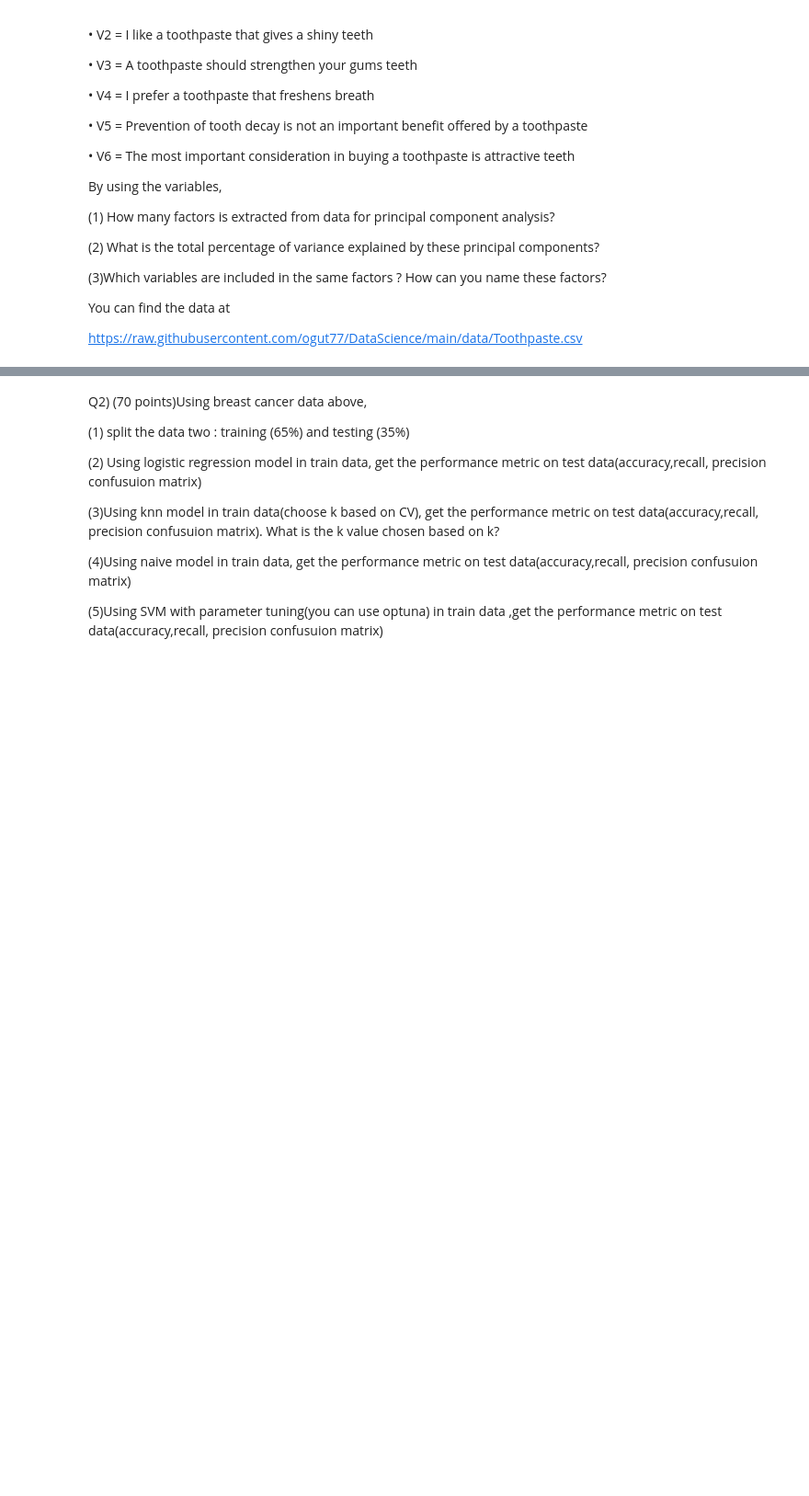
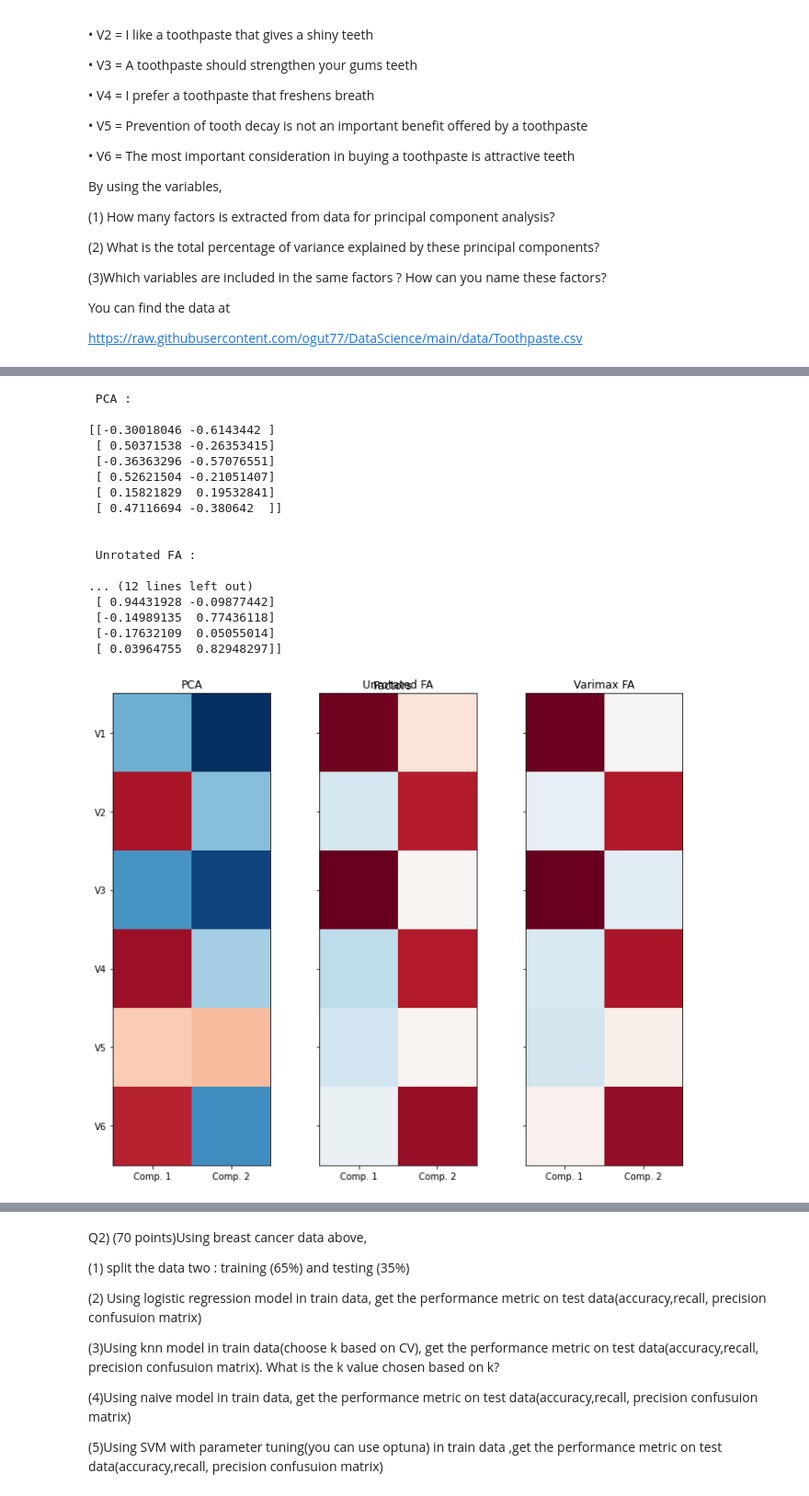
Before and after one commit to AzizIskandarov/AzizIskandarov, a Jupyter notebook: Homework6.ipynb, the cells around one changed output, grey strips where cells are left out. Shown: that part at 92% size. Drawn from its saved outputs; the diff is of its cells as text; code cells hidden in the pictures; blank space fills up the shorter version.

```diff
--- a/Homework6.ipynb
+++ b/Homework6.ipynb
@@ -32,3 +32,5 @@ https://raw.githubusercontent.com/ogut77/DataScience/main/data/Toothpaste.csv
 #Q1
 import pandas as pd
 Toothpaste=pd.read_csv('https://raw.githubusercontent.com/ogut77/DataScience/main/data/Toothpaste.csv')
+df=Toothpaste
+df
@@ -34,0 +55,7 @@ Toothpaste=pd.read_csv('https://raw.githubusercontent.com/ogut77/DataScience/mai
+# %%
+# Standardizing the features
+from sklearn.preprocessing import StandardScaler
+X= StandardScaler().fit_transform(df)
+X=pd.DataFrame(X)
+X.columns=df.columns
+X
@@ -35,3 +94,58 @@ Toothpaste=pd.read_csv('https://raw.githubusercontent.com/ogut77/DataScience/mai
+# %%
+import matplotlib.pyplot as plt
+import numpy as np
+
+from sklearn.decomposition import FactorAnalysis, PCA
+from sklearn.preprocessing import StandardScaler
+n_comps = 2
+
+methods = [
+    ("PCA", PCA()),
+    ("Unrotated FA", FactorAnalysis()),
+    ("Varimax FA", FactorAnalysis(rotation="varimax")),
+]
+fig, axes = plt.subplots(ncols=len(methods), figsize=(10, 8))
+
+for ax, (method, fa) in zip(axes, methods):
+    fa.set_params(n_components=n_comps)
+    fa.fit(X)
+
+    components = fa.components_.T
+    print("\n\n %s :\n" % method)
+    print(components)
+
+    vmax = np.abs(components).max()
+    ax.imshow(components, cmap="RdBu_r", vmax=vmax, vmin=-vmax)
+    ax.set_yticks(np.arange(len(X.columns)))
+    if ax.is_first_col():
+        ax.set_yticklabels(X.columns)
+    else:
+        ax.set_yticklabels([])
+    ax.set_title(str(method))
+    ax.set_xticks([0, 1])
+    ax.set_xticklabels(["Comp. 1", "Comp. 2"])
+fig.suptitle("Factors")
+plt.tight_layout()
+plt.show()
+# %% [output]
+ PCA :
+
+[[-0.30018046 -0.6143442 ]
+ [ 0.50371538 -0.26353415]
+ [-0.36363296 -0.57076551]
+ [ 0.52621504 -0.21051407]
+ [ 0.15821829  0.19532841]
+ [ 0.47116694 -0.380642  ]]
+
+
+ Unrotated FA :
+
+... (12 lines left out)
+ [ 0.94431928 -0.09877442]
+ [-0.14989135  0.77436118]
+ [-0.17632109  0.05055014]
+ [ 0.03964755  0.82948297]]
+[figure, added]
 # %%
 #Q2
 import pandas as pd
```
Also changed, not shown: parts of 14 cells of this notebook.
